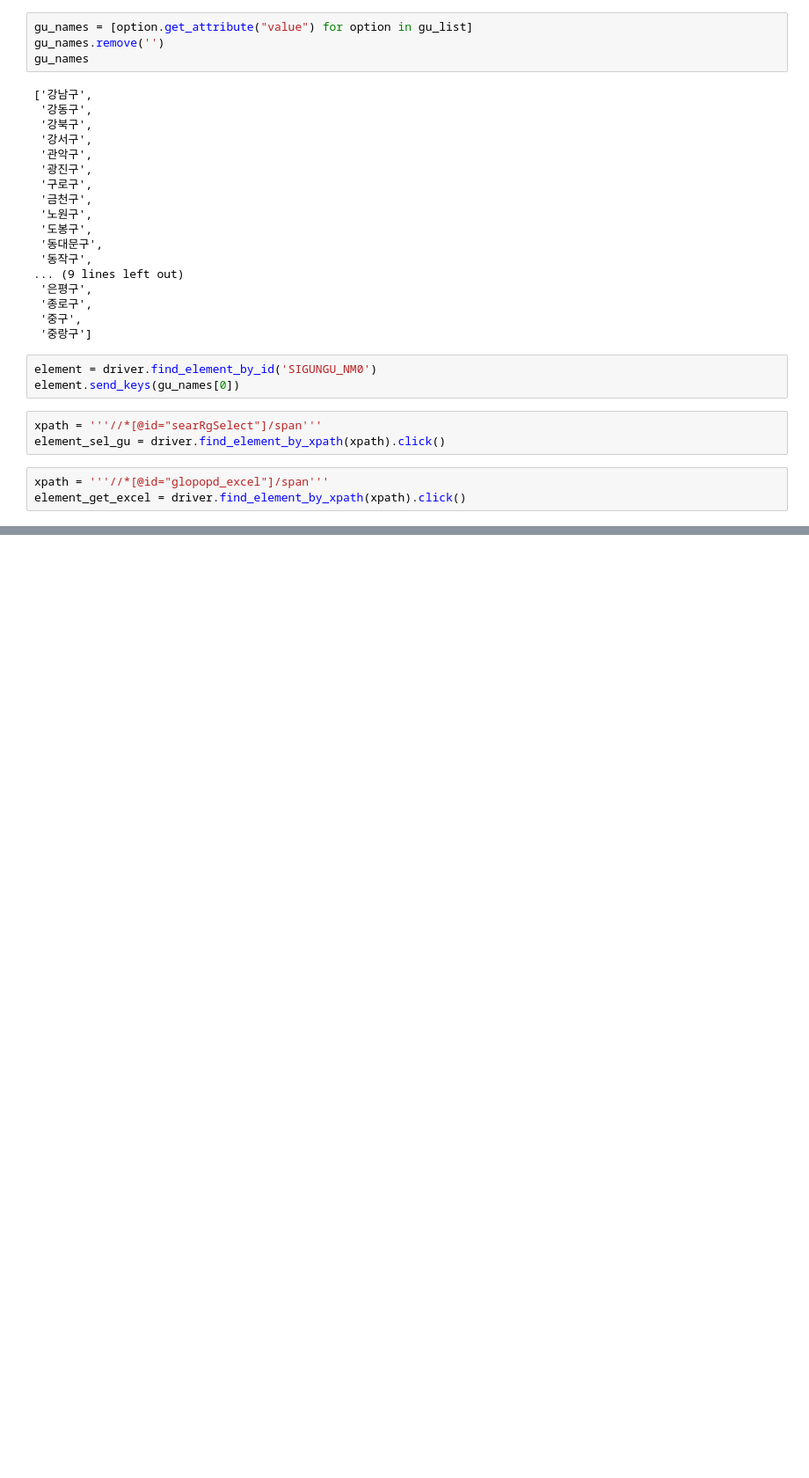
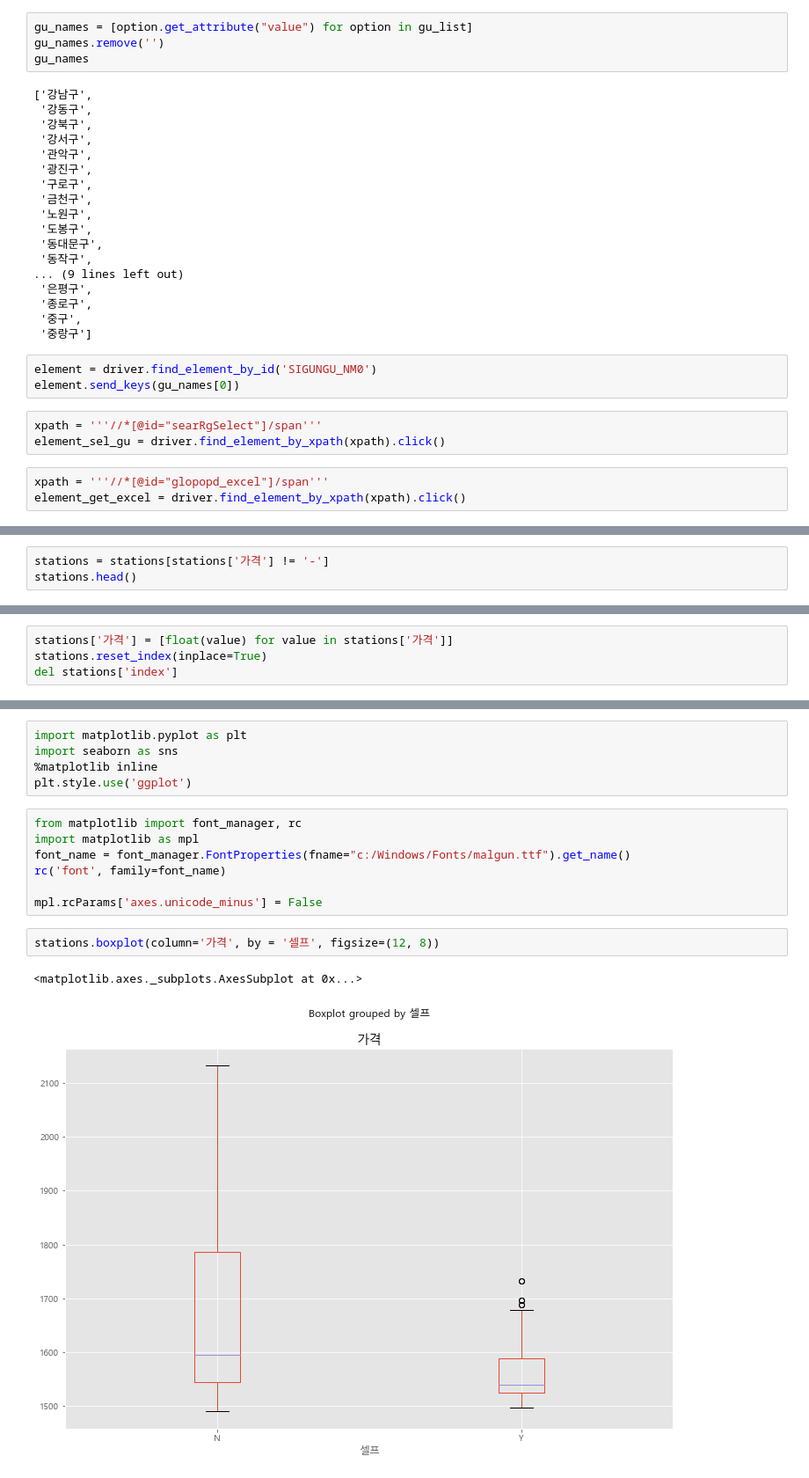
Before and after one commit to gratiaQ/Python_Data_Science_Example, a Jupyter notebook: 04_셀프 주유소는 정말 저렴할까.ipynb, the cells around one changed output, grey strips where cells are left out. Shown: that part at 88% size. Saved outputs shown, nothing was run; the diff lists cells and outputs as text; blank space fills up the shorter version.

```diff
--- a/04_셀프 주유소는 정말 저렴할까.ipynb
+++ b/04_셀프 주유소는 정말 저렴할까.ipynb
@@ -127,0 +271,3 @@ for gu in tqdm_notebook(gu_names):
+# %%
+stations = stations[stations['가격'] != '-']
+stations.head()
@@ -127,0 +281,4 @@ for gu in tqdm_notebook(gu_names):
+# %%
+stations['가격'] = [float(value) for value in stations['가격']]
+stations.reset_index(inplace=True)
+del stations['index']
@@ -127,0 +299,17 @@ for gu in tqdm_notebook(gu_names):
+# %%
+import matplotlib.pyplot as plt
+import seaborn as sns
+%matplotlib inline
+plt.style.use('ggplot')
+# %%
+from matplotlib import font_manager, rc
+import matplotlib as mpl
+font_name = font_manager.FontProperties(fname="c:/Windows/Fonts/malgun.ttf").get_name()
+rc('font', family=font_name)
+
+mpl.rcParams['axes.unicode_minus'] = False
+# %%
+stations.boxplot(column='가격', by = '셀프', figsize=(12, 8))
+# %% [output]
+<matplotlib.axes._subplots.AxesSubplot at 0x...>
+[figure, added]
```
Also changed, not shown: parts of 22 cells of this notebook, 2 other files.
